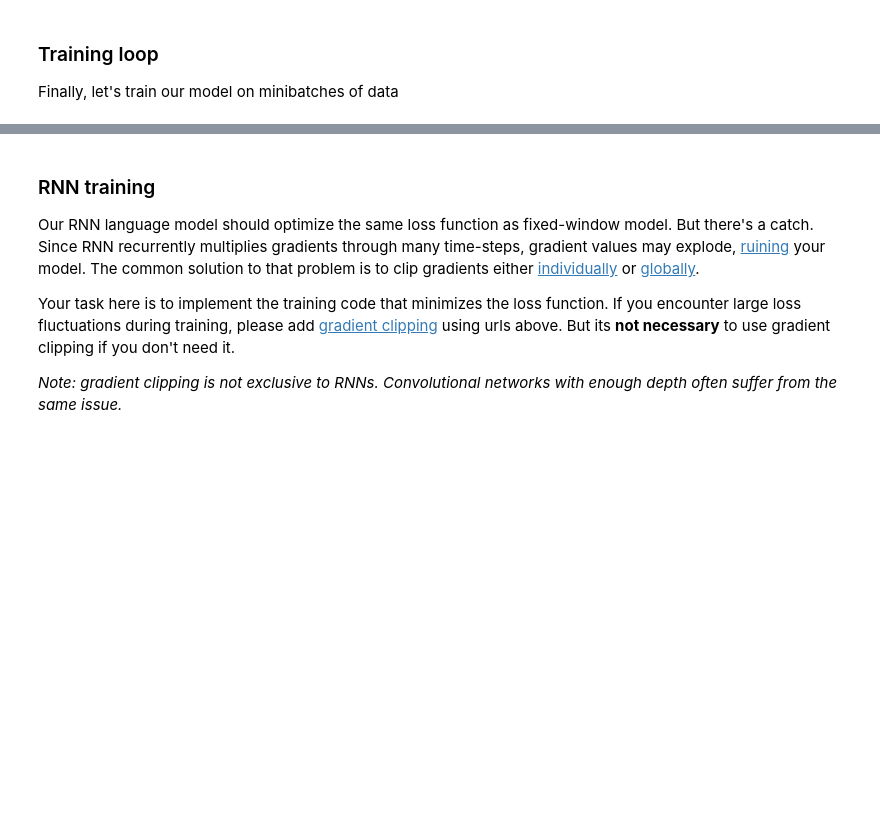
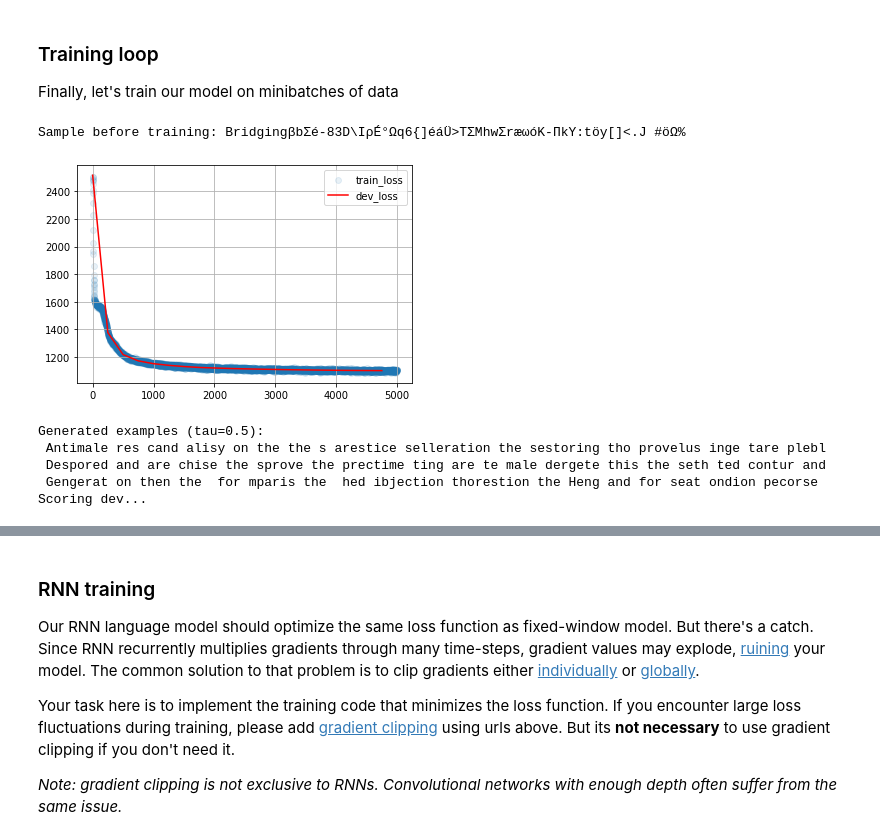
Before and after one commit to Extremesarova/yandex_nlp_course, a Jupyter notebook: week03_language_modeling/homework_pytorch.ipynb, the cells around one changed output, grey strips where cells are left out. Saved outputs shown, nothing was run; the diff lists cells and outputs as text; code cells hidden in the pictures; blank space fills up the shorter version.

Commit message:
implemented categorical loss and trained Conv language model

```diff
--- a/week03_language_modeling/homework_pytorch.ipynb
+++ b/week03_language_modeling/homework_pytorch.ipynb
@@ -106,3 +104,5 @@ import torch.nn.functional as F
+# %%
+device = "cuda" if torch.cuda.is_available() else "cpu"
 # %%
 dummy_input_ix = torch.as_tensor(to_matrix(dummy_lines))
 dummy_input_ix
@@ -206,13 +206,15 @@ class FixedWindowLanguageModel(nn.Module):
         """
         # YOUR CODE - apply layers, see docstring above
 
+        input_ix = torch.as_tensor(input_ix).to(device)
+
         out = self.emb(input_ix)
 
         # we transpose from [batch, time, units] to [batch, units, time] to fit Conv1d dim order
         out = torch.transpose(out, 1, 2)
 
         out = self.conv1(self.pad(out))
-        for _ in range(3):
+        for _ in range(5):
             out = self.conv2(self.pad(out))
 
         out = torch.transpose(out, 1, 2)
@@ -223,7 +225,7 @@ class FixedWindowLanguageModel(nn.Module):
 
     def get_possible_next_tokens(self, prefix=BOS, temperature=1.0, max_len=100):
         """:returns: probabilities of next token, dict {token : prob} for all tokens"""
-        prefix_ix = torch.as_tensor(to_matrix([prefix]), dtype=torch.int64)
+        prefix_ix = torch.as_tensor(to_matrix([prefix]), dtype=torch.int64).to(device)
         with torch.no_grad():
             probs = torch.softmax(self(prefix_ix)[0, -1], dim=-1).cpu().numpy()  # shape: [n_tokens]
         return dict(zip(tokens, probs))
@@ -306,5 +308,0 @@ tensor([[ 1, 66, 67, 68,  0,  0,  0,  0,  0,  0,  0,  0,  0,  0,  0],
-# %%
-model = dummy_model
-logits = model(input_ix[:, :-1])
-reference_answers = input_ix[:, 1:]
-logits, reference_answers
@@ -340,14 +320,15 @@ assert torch.allclose(loss_1, loss_2), 'do not include  AFTER first EOS into los
 You will need two functions: one to compute test loss and another to generate samples. For your convenience, we implemented them both in your stead.
 # %%
 def score_lines(model, dev_lines, batch_size):
-    """ computes average loss over the entire dataset """
-    dev_loss_num, dev_loss_len = 0., 0.
+    """computes average loss over the entire dataset"""
+    dev_loss_num, dev_loss_len = 0.0, 0.0
     with torch.no_grad():
         for i in range(0, len(dev_lines), batch_size):
-            batch_ix = to_matrix(dev_lines[i: i + batch_size])
+            batch_ix = to_matrix(dev_lines[i : i + batch_size])
             dev_loss_num += compute_loss(model, batch_ix).item() * len(batch_ix)
             dev_loss_len += len(batch_ix)
     return dev_loss_num / dev_loss_len
+
 
 def generate(model, prefix=BOS, temperature=1.0, max_len=100):
     """
@@ -362,12 +343,13 @@ def generate(model, prefix=BOS, temperature=1.0, max_len=100):
             if temperature == 0:
                 next_token = tokens[np.argmax(probs)]
             else:
-                probs = np.array([p ** (1. / temperature) for p in probs])
+                probs = np.array([p ** (1.0 / temperature) for p in probs])
                 probs /= sum(probs)
                 next_token = np.random.choice(tokens, p=probs)
 
             prefix += next_token
-            if next_token == EOS or len(prefix) > max_len: break
+            if next_token == EOS or len(prefix) > max_len:
+                break
     return prefix
 # %% [markdown]
 ### Training loop
@@ -375,6 +357,7 @@ def generate(model, prefix=BOS, temperature=1.0, max_len=100):
 Finally, let's train our model on minibatches of data
 # %%
 from sklearn.model_selection import train_test_split
+
 train_lines, dev_lines = train_test_split(lines, test_size=0.25, random_state=42)
 
 batch_size = 256
@@ -382,40 +365,51 @@ score_dev_every = 250
 train_history, dev_history = [], []
 model = FixedWindowLanguageModel()
 opt = torch.optim.Adam(model.parameters())
-
 # hint: if you ever wanted to switch to cuda, do it now.
-
+model.to(device)
 # score untrained model
 dev_history.append((0, score_lines(model, dev_lines, batch_size)))
-print("Sample before training:", generate(model, 'Bridging'))
+print("Sample before training:", generate(model, "Bridging"))
+# %% [output]
+Sample before training: BridgingβbΣé-83D\IρÉ°Ωq6{]éáÜ>TΣMhwΣræωóK-ΠkY:töy[]<.J #öΩ%
 # %%
+from random import sample
+
 from IPython.display import clear_output
-from random import sample
 from tqdm import trange
 
 for i in trange(len(train_history), 5000):
     batch = to_matrix(sample(train_lines, batch_size))
-
+    batch = torch.tensor(batch).to(device)
 
     loss_i = compute_loss(model, batch)
 
     opt.zero_grad()
     loss_i.backward()
     opt.step()
 
     train_history.append((i, loss_i.item()))
 
     if (i + 1) % 50 == 0:
         clear_output(True)
-        plt.scatter(*zip(*train_history), alpha=0.1, label='train_loss')
+        plt.scatter(*zip(*train_history), alpha=0.1, label="train_loss")
         if len(dev_history):
-            plt.plot(*zip(*dev_history), color='red', label='dev_loss')
-        plt.legend(); plt.grid(); plt.show()
+            plt.plot(*zip(*dev_history), color="red", label="dev_loss")
+        plt.legend()
+        plt.grid()
+        plt.show()
         print("Generated examples (tau=0.5):")
         for _ in range(3):
             print(generate(model, temperature=0.5))
 
     if (i + 1) % score_dev_every == 0:
         print("Scoring dev...")
         dev_history.append((i, score_lines(model, dev_lines, batch_size)))
-        print('#%i Dev loss: %.3f' % dev_history[-1])
+        print("#%i Dev loss: %.3f" % dev_history[-1])
+# %% [output]
+[figure, added]
+Generated examples (tau=0.5):
+ Antimale res cand alisy on the the s arestice selleration the sestoring tho provelus inge tare plebl
+ Despored and are chise the sprove the prectime ting are te male dergete this the seth ted contur and
+ Gengerat on then the  for mparis the  hed ibjection thorestion the Heng and for seat ondion pecorse
+Scoring dev...
```
Also changed, not shown: parts of 17 cells of this notebook, 1 other file.
